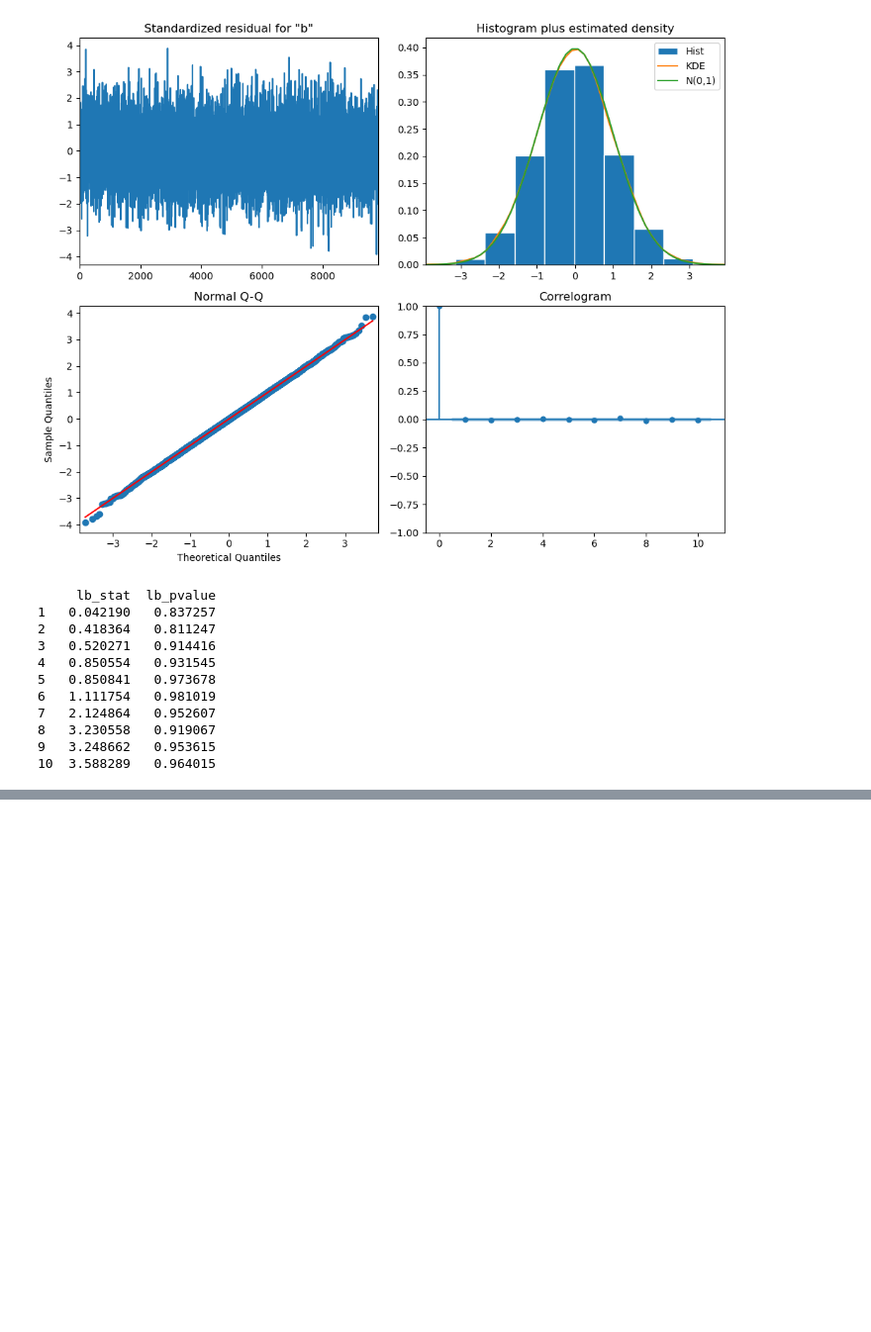
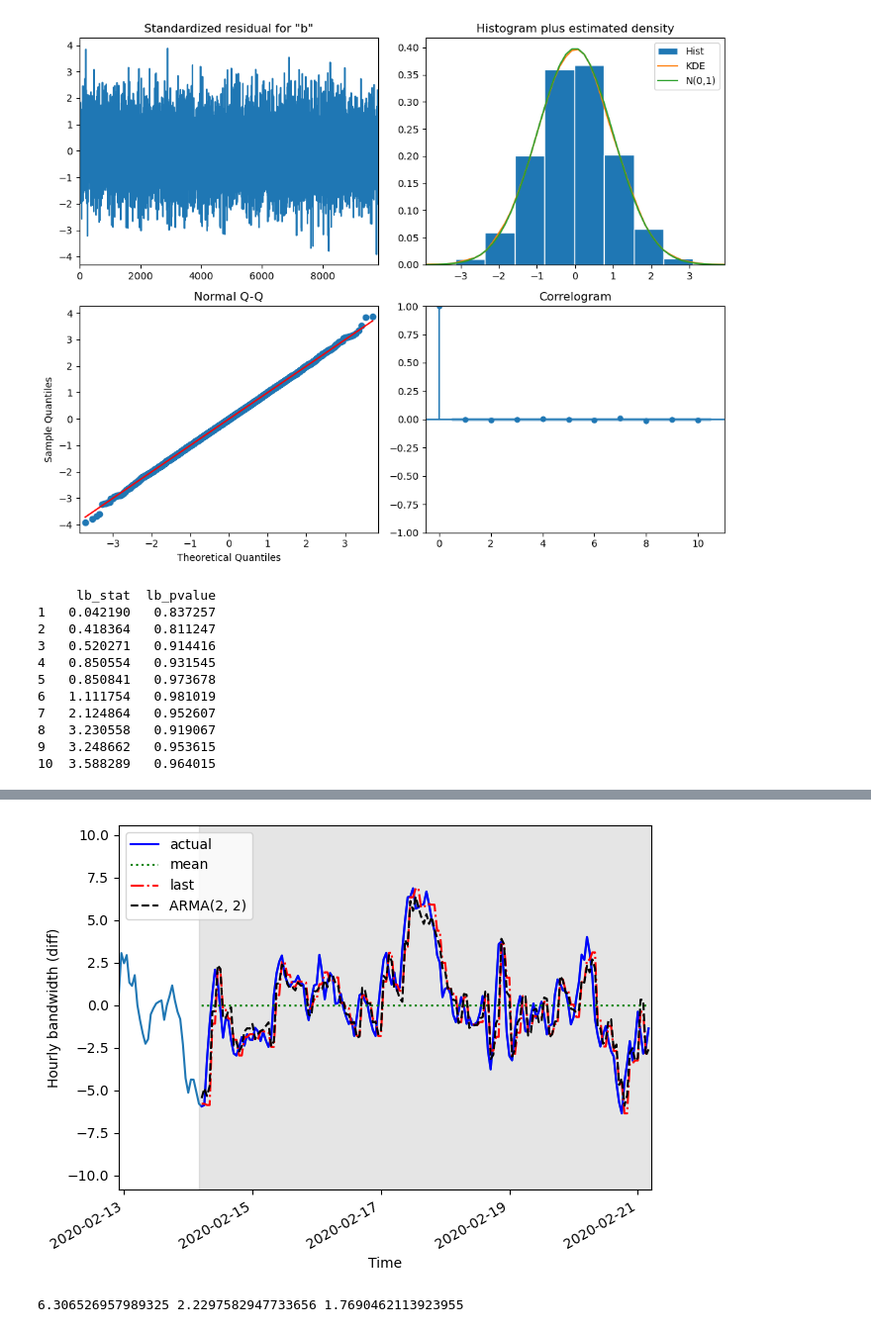
Before and after one commit to Alexa201228/timeseriesPracticeML, a Jupyter notebook: ARMA_model.ipynb, the cells around one changed output, grey strips where cells are left out. Shown: that part at 99% size. Cells and saved outputs as stored; diff of their text form; code cells hidden in the pictures; blank space fills up the shorter version.

Commit message:
Complete ARMA notebook

```diff
--- a/ARMA_model.ipynb
+++ b/ARMA_model.ipynb
@@ -288,0 +325,16 @@ print(ljungbox_df)
+# %%
+pred_df = test.copy()
+
+TRAIN_LEN = len(train)
+HORIZON = len(test)
+WINDOW = 2
+
+pred_mean = rolling_forecast(diff_bandwidth_df, TRAIN_LEN, HORIZON, WINDOW, "mean")
+pred_last_value = rolling_forecast(diff_bandwidth_df, TRAIN_LEN, HORIZON, WINDOW, "last")
+pred_ARMA = rolling_forecast(diff_bandwidth_df, TRAIN_LEN, HORIZON, WINDOW, "ARMA")
+
+test.loc[:, "pred_mean"] = pred_mean
+test.loc[:, "pred_last"] = pred_last_value
+test.loc[:, "pred_ARMA"] = pred_ARMA
+
+test.head()
@@ -288,0 +348,33 @@ print(ljungbox_df)
+# %%
+fig, ax = plt.subplots()
+
+ax.plot(diff_bandwidth_df["bandwidth_diff"])
+ax.plot(test["bandwidth_diff"], "b-", label="actual")
+ax.plot(test["pred_mean"], "g:", label="mean")
+ax.plot(test["pred_last"], "r-.", label="last")
+ax.plot(test["pred_ARMA"], "k--", label="ARMA(2, 2)")
+
+ax.legend(loc=2)
+ax.set_xlabel("Time")
+ax.set_ylabel("Hourly bandwidth (diff)")
+
+ax.axvspan(9830, 9999, color="#808080", alpha=0.2)
+
+ax.set_xlim(9800, 9999)
+
+plt.xticks([9802, 9850, 9898, 9946, 9994],
+           ["2020-02-13", "2020-02-15", "2020-02-17", "2020-02-19", "2020-02-21"])
+fig.autofmt_xdate()
+plt.tight_layout()
+# %% [output]
+[figure, added]
+# %%
+from sklearn.metrics import mean_squared_error
+
+mse_mean = mean_squared_error(test["bandwidth_diff"], test["pred_mean"])
+mse_last = mean_squared_error(test["bandwidth_diff"], test["pred_last"])
+mse_AR = mean_squared_error(test["bandwidth_diff"], test["pred_ARMA"])
+
+print(mse_mean, mse_last, mse_AR)
+# %% [output]
+6.306526957989325 2.2297582947733656 1.7690462113923955
```
Also changed, not shown: parts of 7 cells of this notebook.
